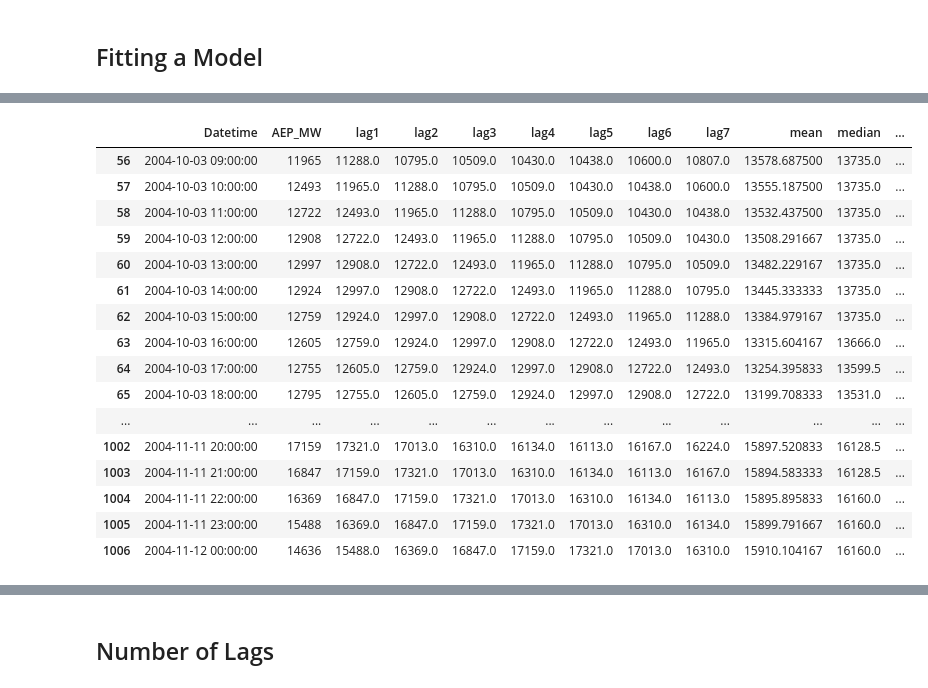
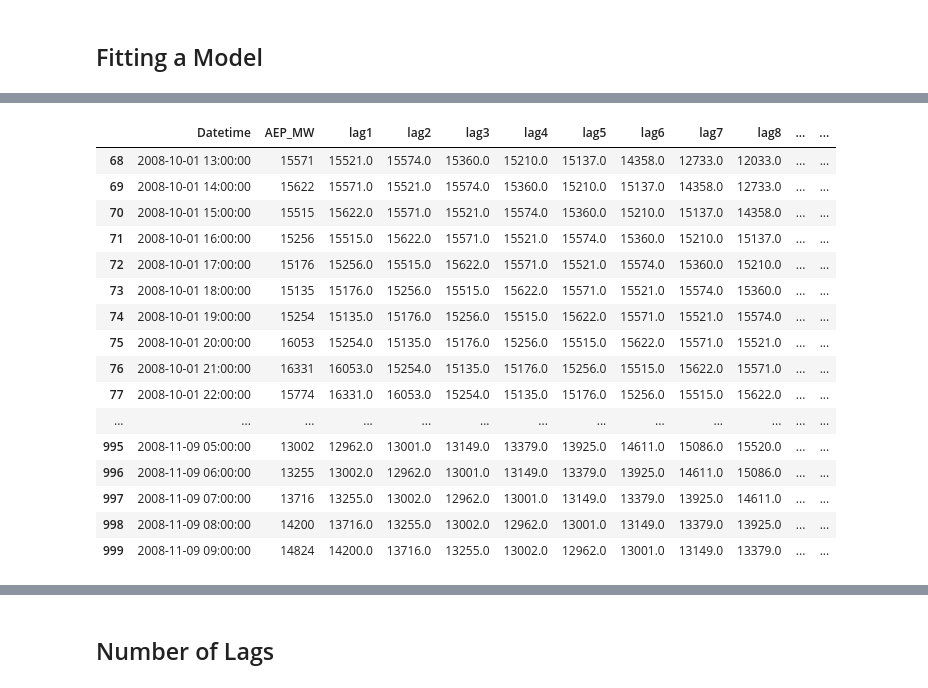
Before and after one commit to Daniel8hen/firefly-tutorials, a Jupyter notebook: meetup_automl_timeseries/Walkthrough.ipynb, the cells around one changed output, grey strips where cells are left out. Saved outputs shown, nothing was run; the diff lists cells and outputs as text; code cells hidden in the pictures.

```diff
--- a/meetup_automl_timeseries/Walkthrough.ipynb
+++ b/meetup_automl_timeseries/Walkthrough.ipynb
@@ -23,7 +23,9 @@ from tsfresh.feature_extraction.feature_calculators import mean, variance, numbe
 # %% [markdown]
 ## Example Time Series Data Set
 # %%
-size = 1000
+start_sample = 35000
+end_sample = 36000
+
 df = pd.read_csv('data/AEP_hourly.csv', parse_dates=['Datetime'])
 
 # sort dates ascending
@@ -31,8 +33,8 @@ df = df.set_index(['Datetime'])
 df = df.sort_index()
 df = df.reset_index()
 
-t = df.Datetime[0:size]
-y = df.AEP_MW[0:size]
+t = df.Datetime[start_sample:end_sample]
+y = df.AEP_MW[start_sample:end_sample]
 
 plt.figure(figsize=(15,3))
 plt.plot(t, y, '.-', c='gray')
@@ -126,32 +128,36 @@ _peaks = []
 _autocorrelation = []
 dates = []
 values = []
-for i in range(window+1,1000):
-    dates.append(df.Datetime[i])
-    values.append(df.AEP_MW[i])
-    _mean.append(mean(df.AEP_MW[i-window:i]))
-    _median.append(median(df.AEP_MW[i-window:i]))
-    _variance.append(variance(df.AEP_MW[i-window:i]))
-    _peaks.append(number_peaks(df.AEP_MW[i-window:i], 3))
-    _entropy.append(approximate_entropy(df.AEP_MW[i-window:i], 10, 0.7))
-    _autocorrelation.append(autocorrelation(df.AEP_MW[i-window:i], 1))
+df_sub = df[start_sample:end_sample].copy()
+df_sub.index -= start_sample
+series_size = end_sample - start_sample
+for i in range(window+1, series_size):
+    dates.append(df_sub.Datetime[i])
+    values.append(df_sub.AEP_MW[i])
+    _mean.append(mean(df_sub.AEP_MW[i-window:i]))
+    _median.append(median(df_sub.AEP_MW[i-window:i]))
+    _variance.append(variance(df_sub.AEP_MW[i-window:i]))
+    _peaks.append(number_peaks(df_sub.AEP_MW[i-window:i], 3))
+    _entropy.append(approximate_entropy(df_sub.AEP_MW[i-window:i], 10, 0.7))
+    _autocorrelation.append(autocorrelation(df_sub.AEP_MW[i-window:i], 1))
 
 
 # lags
 lags = {}
-for i in range(1,8):
-    lags[i] = df.AEP_MW.shift(i)
+n_lags = 20
+for i in range(1,n_lags):
+    lags[i] = df_sub.AEP_MW.shift(i)
 
 
-df_lags = df.copy()
+df_lags = df_sub.copy()
 
-for i in range(1,8):
+for i in range(1,n_lags):
     df_lags['lag' + str(i)] = 0
 
-for i in range(1,8):
+for i in range(1,n_lags):
     df_lags['lag' + str(i)] = lags[i]
 
-df_lags = df_lags.dropna()
+# df_lags = df_lags.dropna()
 
 
 df_features = df_lags.copy()
@@ -163,11 +169,16 @@ df_features['variance'] = 0
 df_features['entropy'] = 0
 
 df_features.AEP_MW = df_features.AEP_MW.astype(int)
-df_features['mean'][window+1:1000] = np.asarray(_mean)
-df_features['median'][window+1:1000] = np.asarray(_median)
-df_features['variance'][window+1:1000] = np.asarray(_variance)
-df_features['entropy'][window+1:1000] = np.asarray(_entropy)
+print(df_features.shape)
+print(len(_mean))
+df_features['mean'][window+1:series_size] = np.asarray(_mean)
+df_features['median'][window+1:series_size] = np.asarray(_median)
+df_features['variance'][window+1:series_size] = np.asarray(_variance)
+df_features['entropy'][window+1:series_size] = np.asarray(_entropy)
 
-df_train = df_features[window + 1:1000]
+df_features = df_features.dropna()
+
+
+df_train = df_features[window + 1:series_size]
 df_train
 # %% [output]
@@ -174,17 +187,17 @@ df_train
-|  | Datetime | AEP_MW | lag1 | lag2 | lag3 | lag4 | lag5 | lag6 | lag7 | mean | median | ... |
-| 56 | 2004-10-03 09:00:00 | 11965 | 11288.0 | 10795.0 | 10509.0 | 10430.0 | 10438.0 | 10600.0 | 10807.0 | 13578.687500 | 13735.0 | ... |
-| 57 | 2004-10-03 10:00:00 | 12493 | 11965.0 | 11288.0 | 10795.0 | 10509.0 | 10430.0 | 10438.0 | 10600.0 | 13555.187500 | 13735.0 | ... |
-| 58 | 2004-10-03 11:00:00 | 12722 | 12493.0 | 11965.0 | 11288.0 | 10795.0 | 10509.0 | 10430.0 | 10438.0 | 13532.437500 | 13735.0 | ... |
-| 59 | 2004-10-03 12:00:00 | 12908 | 12722.0 | 12493.0 | 11965.0 | 11288.0 | 10795.0 | 10509.0 | 10430.0 | 13508.291667 | 13735.0 | ... |
-| 60 | 2004-10-03 13:00:00 | 12997 | 12908.0 | 12722.0 | 12493.0 | 11965.0 | 11288.0 | 10795.0 | 10509.0 | 13482.229167 | 13735.0 | ... |
-| 61 | 2004-10-03 14:00:00 | 12924 | 12997.0 | 12908.0 | 12722.0 | 12493.0 | 11965.0 | 11288.0 | 10795.0 | 13445.333333 | 13735.0 | ... |
-| 62 | 2004-10-03 15:00:00 | 12759 | 12924.0 | 12997.0 | 12908.0 | 12722.0 | 12493.0 | 11965.0 | 11288.0 | 13384.979167 | 13735.0 | ... |
-| 63 | 2004-10-03 16:00:00 | 12605 | 12759.0 | 12924.0 | 12997.0 | 12908.0 | 12722.0 | 12493.0 | 11965.0 | 13315.604167 | 13666.0 | ... |
-| 64 | 2004-10-03 17:00:00 | 12755 | 12605.0 | 12759.0 | 12924.0 | 12997.0 | 12908.0 | 12722.0 | 12493.0 | 13254.395833 | 13599.5 | ... |
-| 65 | 2004-10-03 18:00:00 | 12795 | 12755.0 | 12605.0 | 12759.0 | 12924.0 | 12997.0 | 12908.0 | 12722.0 | 13199.708333 | 13531.0 | ... |
+|  | Datetime | AEP_MW | lag1 | lag2 | lag3 | lag4 | lag5 | lag6 | lag7 | lag8 | ... | ... |
+| 68 | 2008-10-01 13:00:00 | 15571 | 15521.0 | 15574.0 | 15360.0 | 15210.0 | 15137.0 | 14358.0 | 12733.0 | 12033.0 | ... | ... |
+| 69 | 2008-10-01 14:00:00 | 15622 | 15571.0 | 15521.0 | 15574.0 | 15360.0 | 15210.0 | 15137.0 | 14358.0 | 12733.0 | ... | ... |
+| 70 | 2008-10-01 15:00:00 | 15515 | 15622.0 | 15571.0 | 15521.0 | 15574.0 | 15360.0 | 15210.0 | 15137.0 | 14358.0 | ... | ... |
+| 71 | 2008-10-01 16:00:00 | 15256 | 15515.0 | 15622.0 | 15571.0 | 15521.0 | 15574.0 | 15360.0 | 15210.0 | 15137.0 | ... | ... |
+| 72 | 2008-10-01 17:00:00 | 15176 | 15256.0 | 15515.0 | 15622.0 | 15571.0 | 15521.0 | 15574.0 | 15360.0 | 15210.0 | ... | ... |
+| 73 | 2008-10-01 18:00:00 | 15135 | 15176.0 | 15256.0 | 15515.0 | 15622.0 | 15571.0 | 15521.0 | 15574.0 | 15360.0 | ... | ... |
+| 74 | 2008-10-01 19:00:00 | 15254 | 15135.0 | 15176.0 | 15256.0 | 15515.0 | 15622.0 | 15571.0 | 15521.0 | 15574.0 | ... | ... |
+| 75 | 2008-10-01 20:00:00 | 16053 | 15254.0 | 15135.0 | 15176.0 | 15256.0 | 15515.0 | 15622.0 | 15571.0 | 15521.0 | ... | ... |
+| 76 | 2008-10-01 21:00:00 | 16331 | 16053.0 | 15254.0 | 15135.0 | 15176.0 | 15256.0 | 15515.0 | 15622.0 | 15571.0 | ... | ... |
+| 77 | 2008-10-01 22:00:00 | 15774 | 16331.0 | 16053.0 | 15254.0 | 15135.0 | 15176.0 | 15256.0 | 15515.0 | 15622.0 | ... | ... |
 | ... | ... | ... | ... | ... | ... | ... | ... | ... | ... | ... | ... | ... |
-| 1002 | 2004-11-11 20:00:00 | 17159 | 17321.0 | 17013.0 | 16310.0 | 16134.0 | 16113.0 | 16167.0 | 16224.0 | 15897.520833 | 16128.5 | ... |
-| 1003 | 2004-11-11 21:00:00 | 16847 | 17159.0 | 17321.0 | 17013.0 | 16310.0 | 16134.0 | 16113.0 | 16167.0 | 15894.583333 | 16128.5 | ... |
-| 1004 | 2004-11-11 22:00:00 | 16369 | 16847.0 | 17159.0 | 17321.0 | 17013.0 | 16310.0 | 16134.0 | 16113.0 | 15895.895833 | 16160.0 | ... |
-| 1005 | 2004-11-11 23:00:00 | 15488 | 16369.0 | 16847.0 | 17159.0 | 17321.0 | 17013.0 | 16310.0 | 16134.0 | 15899.791667 | 16160.0 | ... |
-| 1006 | 2004-11-12 00:00:00 | 14636 | 15488.0 | 16369.0 | 16847.0 | 17159.0 | 17321.0 | 17013.0 | 16310.0 | 15910.104167 | 16160.0 | ... |
+| 995 | 2008-11-09 05:00:00 | 13002 | 12962.0 | 13001.0 | 13149.0 | 13379.0 | 13925.0 | 14611.0 | 15086.0 | 15520.0 | ... | ... |
+| 996 | 2008-11-09 06:00:00 | 13255 | 13002.0 | 12962.0 | 13001.0 | 13149.0 | 13379.0 | 13925.0 | 14611.0 | 15086.0 | ... | ... |
+| 997 | 2008-11-09 07:00:00 | 13716 | 13255.0 | 13002.0 | 12962.0 | 13001.0 | 13149.0 | 13379.0 | 13925.0 | 14611.0 | ... | ... |
+| 998 | 2008-11-09 08:00:00 | 14200 | 13716.0 | 13255.0 | 13002.0 | 12962.0 | 13001.0 | 13149.0 | 13379.0 | 13925.0 | ... | ... |
+| 999 | 2008-11-09 09:00:00 | 14824 | 14200.0 | 13716.0 | 13255.0 | 13002.0 | 12962.0 | 13001.0 | 13149.0 | 13379.0 | ... | ... |
```
Also changed, not shown: parts of 12 cells of this notebook.
